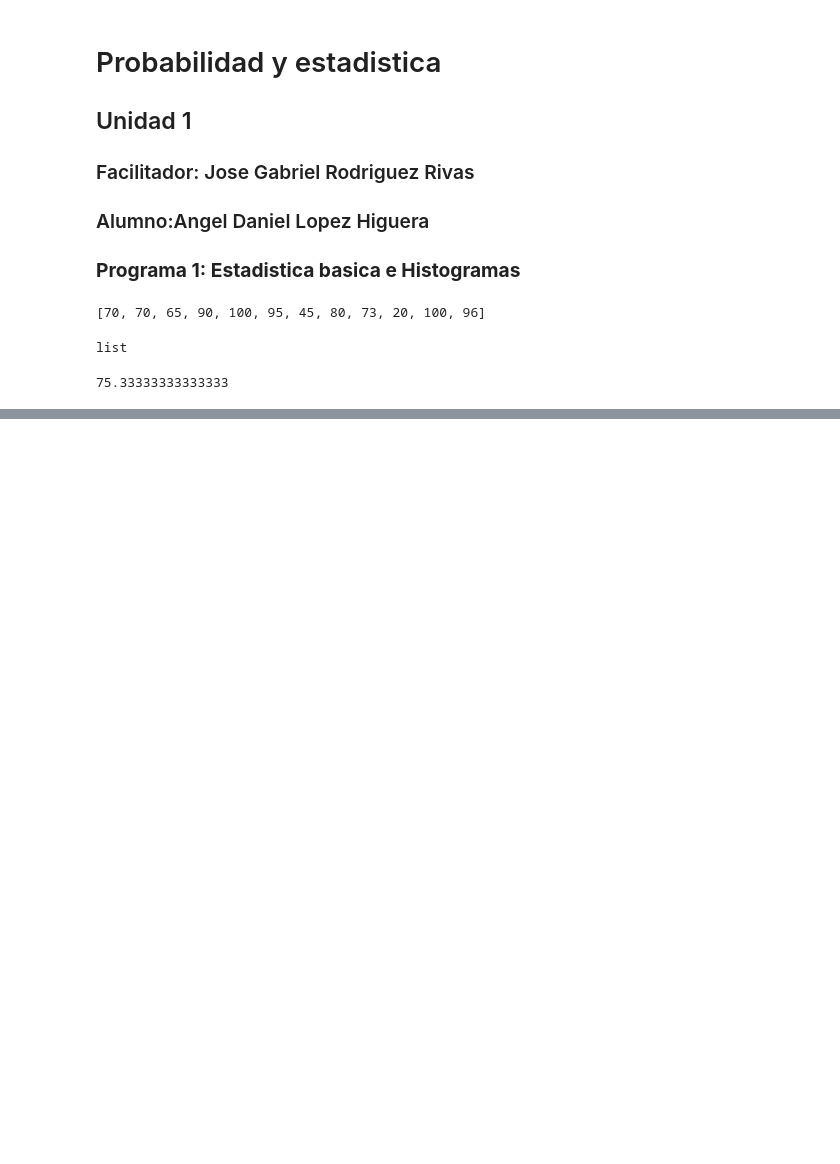
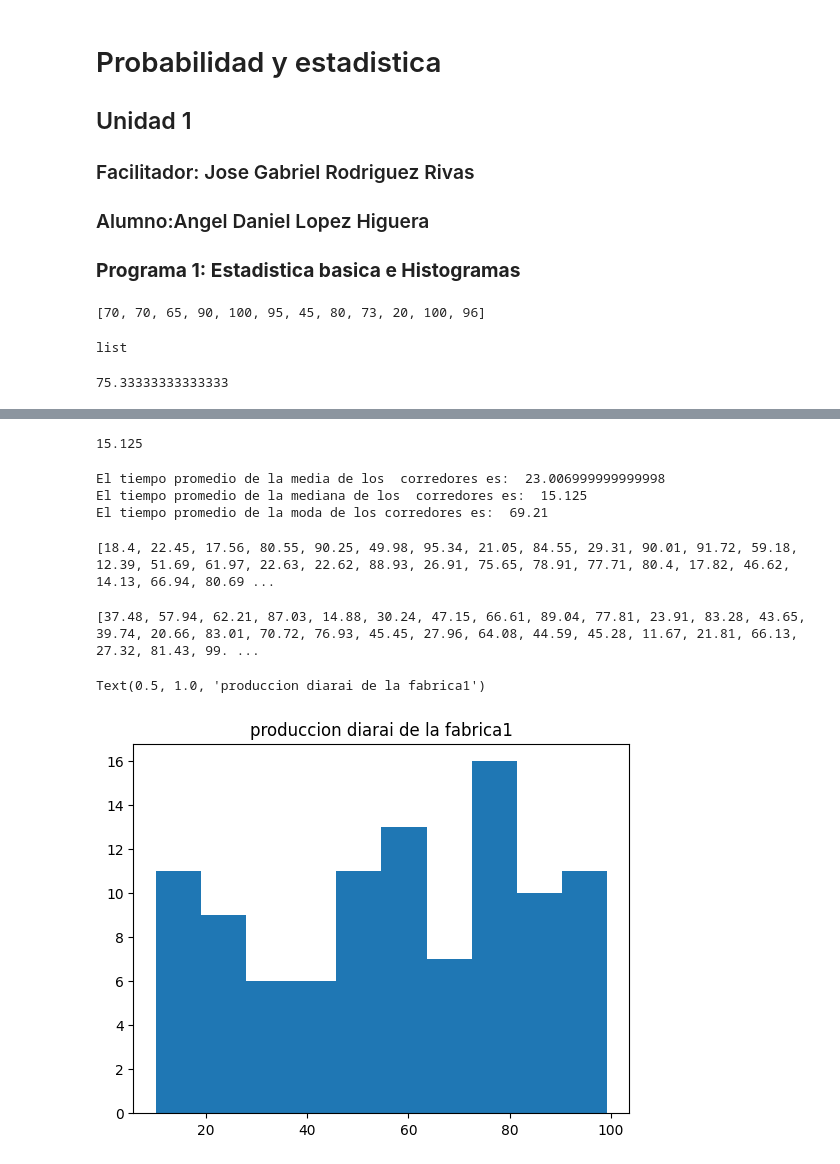
Before and after one commit to Daniel125558/Probabilidad, a Jupyter notebook: Unidad1/Practica1_(incompleto).ipynb, the cells around one changed output, grey strips where cells are left out. Cells and saved outputs as stored; diff of their text form; code cells hidden in the pictures; blank space fills up the shorter version.

```diff
--- a/Unidad1/Practica1_(incompleto).ipynb
+++ b/Unidad1/Practica1_(incompleto).ipynb
@@ -28,0 +64,34 @@ print(promedio2)
+# %%
+mediana=median(tiempos100mts)
+print(mediana)
+# %% [output]
+15.125
+# %%
+print("El tiempo promedio de la media de los  corredores es: ", mean(tiempos100mts))
+print("El tiempo promedio de la mediana de los  corredores es: ", median(tiempos100mts))
+print("El tiempo promedio de la moda de los corredores es: ", mode(tiempos100mts))
+# %% [output]
+El tiempo promedio de la media de los  corredores es:  23.006999999999998
+El tiempo promedio de la mediana de los  corredores es:  15.125
+El tiempo promedio de la moda de los corredores es:  69.21
+# %%
+#ejemplo 3: histrogramas de 2 grupos
+#1. en este ejemplo generamos 100 numeros aleatorios reales que representa la produccion diaria de 100 telares (medidas en metros)
+#2. generar otra losta con la produccion de 100 telares para una segunda fabrica
+
+import random
+fabrica1=[]
+for i in range (100):
+  numero_aleatorio= round( random.uniform(10,100),2)
+  fabrica1.append(numero_aleatorio)
+print(fabrica1)
+# %% [output]
+[18.4, 22.45, 17.56, 80.55, 90.25, 49.98, 95.34, 21.05, 84.55, 29.31, 90.01, 91.72, 59.18, 12.39, 51.69, 61.97, 22.63, 22.62, 88.93, 26.91, 75.65, 78.91, 77.71, 80.4, 17.82, 46.62, 14.13, 66.94, 80.69 ...
+# %%
+fabrica2=[]
+for i in range (100):
+  numero_aleatorio= round( random.uniform(10,100),2)
+  fabrica2.append(numero_aleatorio)
+print(fabrica2)
+# %% [output]
+[37.48, 57.94, 62.21, 87.03, 14.88, 30.24, 47.15, 66.61, 89.04, 77.81, 23.91, 83.28, 43.65, 39.74, 20.66, 83.01, 70.72, 76.93, 45.45, 27.96, 64.08, 44.59, 45.28, 11.67, 21.81, 66.13, 27.32, 81.43, 99. ...
@@ -28,0 +101,6 @@ print(promedio2)
+# %%
+plt.hist(fabrica1)
+plt.title("produccion diarai de la fabrica1")
+# %% [output]
+Text(0.5, 1.0, 'produccion diarai de la fabrica1')
+[figure, added]
```
Also changed, not shown: parts of 12 cells of this notebook.
